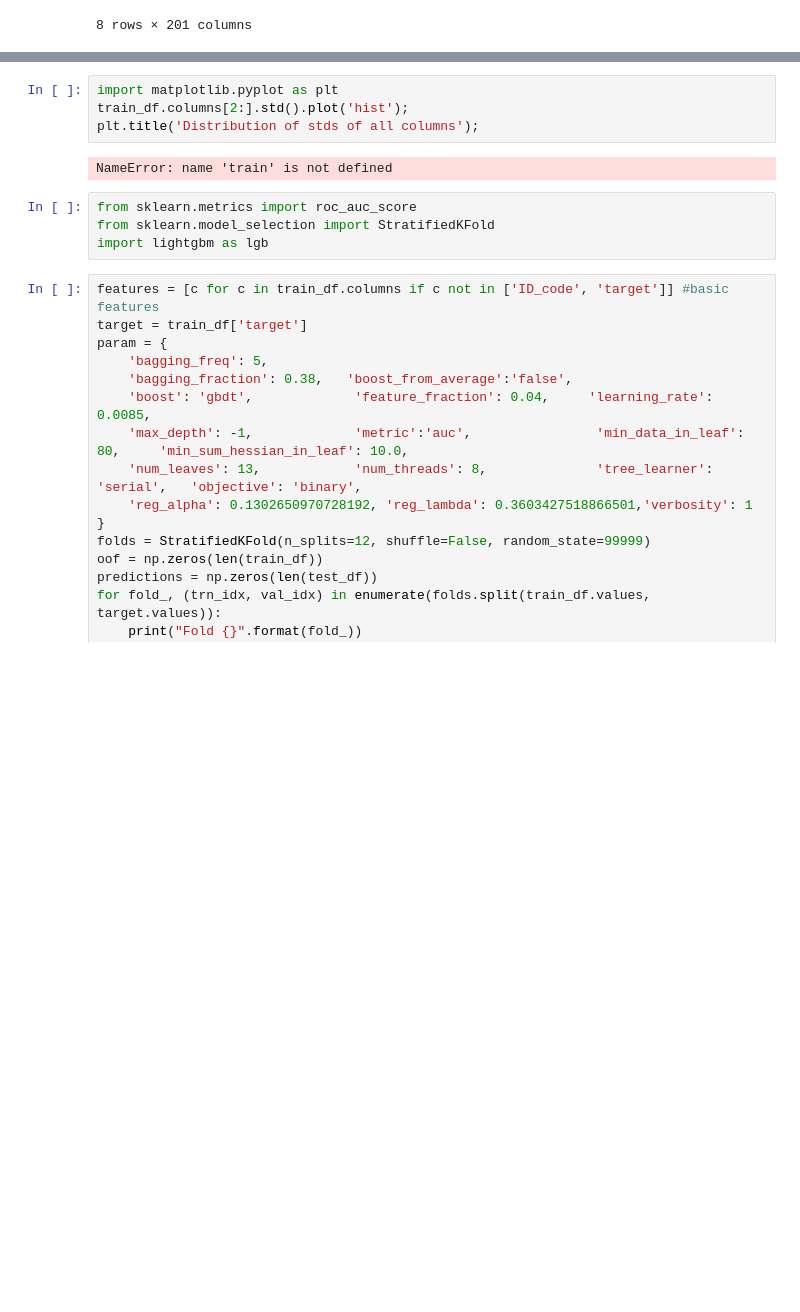
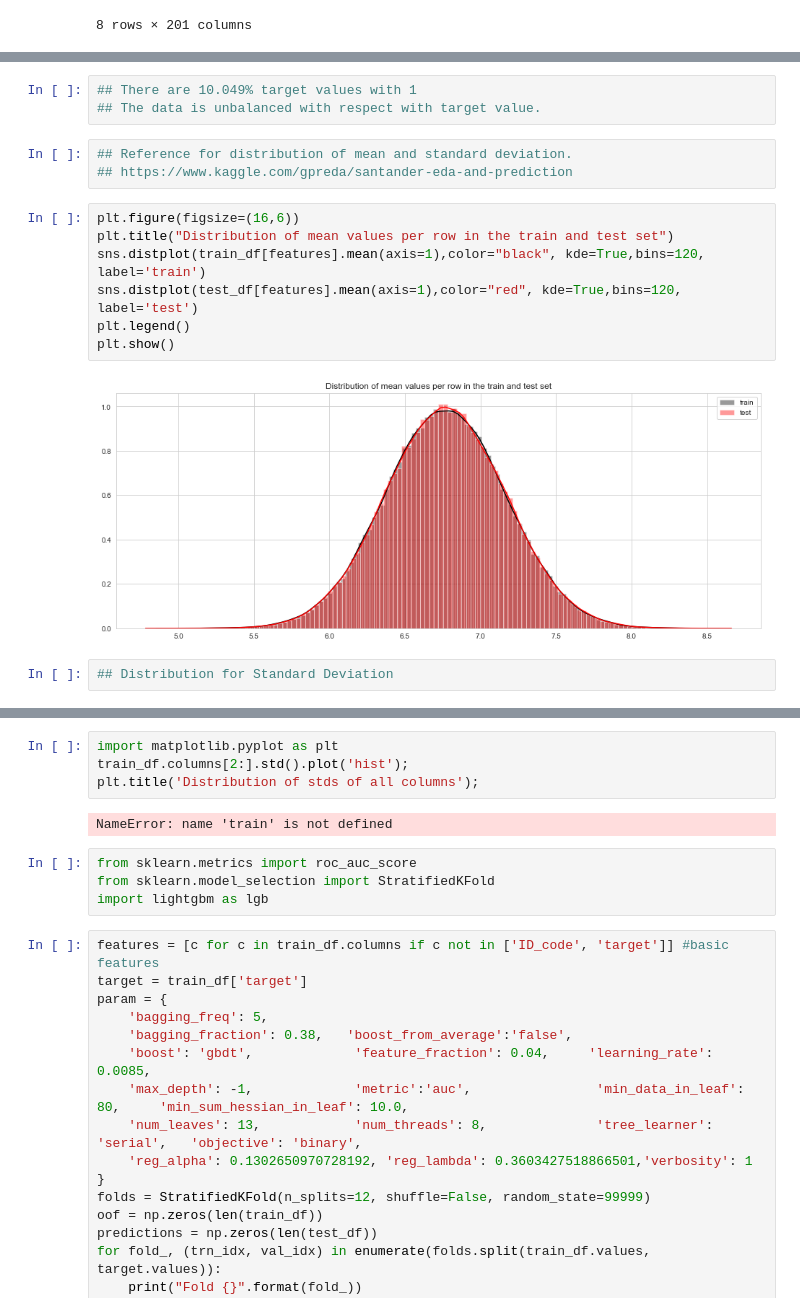
Before and after one commit to MeghaMhatre/Santander_Transaction_Prediction, a Jupyter notebook: src/transaction_prediction.ipynb, the cells around one changed output, grey strips where cells are left out. Saved outputs shown, nothing was run; the diff lists cells and outputs as text; blank space fills up the shorter version.

```diff
--- a/src/transaction_prediction.ipynb
+++ b/src/transaction_prediction.ipynb
@@ -38,0 +81,17 @@ train_df.describe()
+# %%
+## There are 10.049% target values with 1
+## The data is unbalanced with respect with target value.
+# %%
+## Reference for distribution of mean and standard deviation.
+## https://www.kaggle.com/gpreda/santander-eda-and-prediction
+# %%
+plt.figure(figsize=(16,6))
+plt.title("Distribution of mean values per row in the train and test set")
+sns.distplot(train_df[features].mean(axis=1),color="black", kde=True,bins=120, label='train')
+sns.distplot(test_df[features].mean(axis=1),color="red", kde=True,bins=120, label='test')
+plt.legend()
+plt.show()
+# %% [output]
+[figure, added]
+# %%
+## Distribution for Standard Deviation
```
Also changed, not shown: parts of 28 cells of this notebook.
